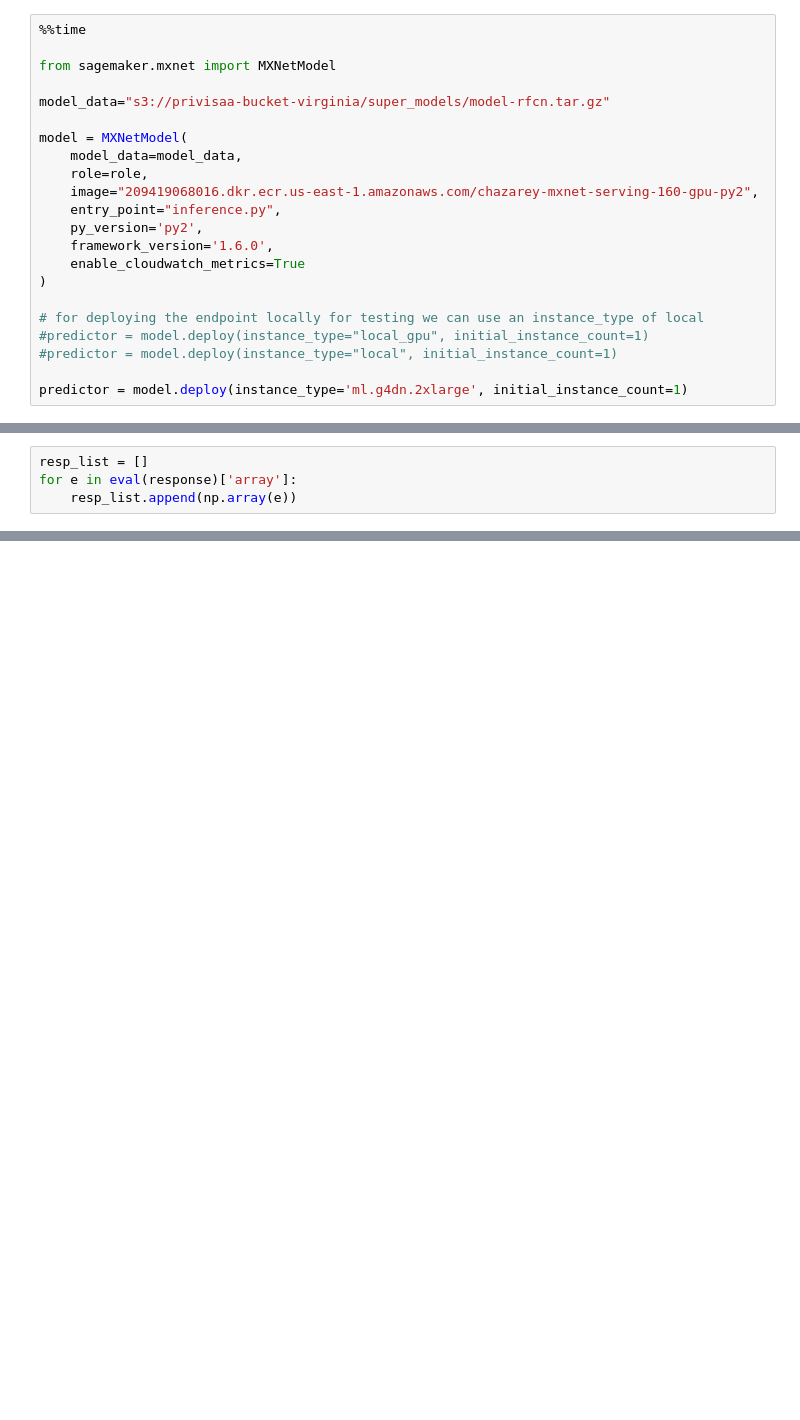
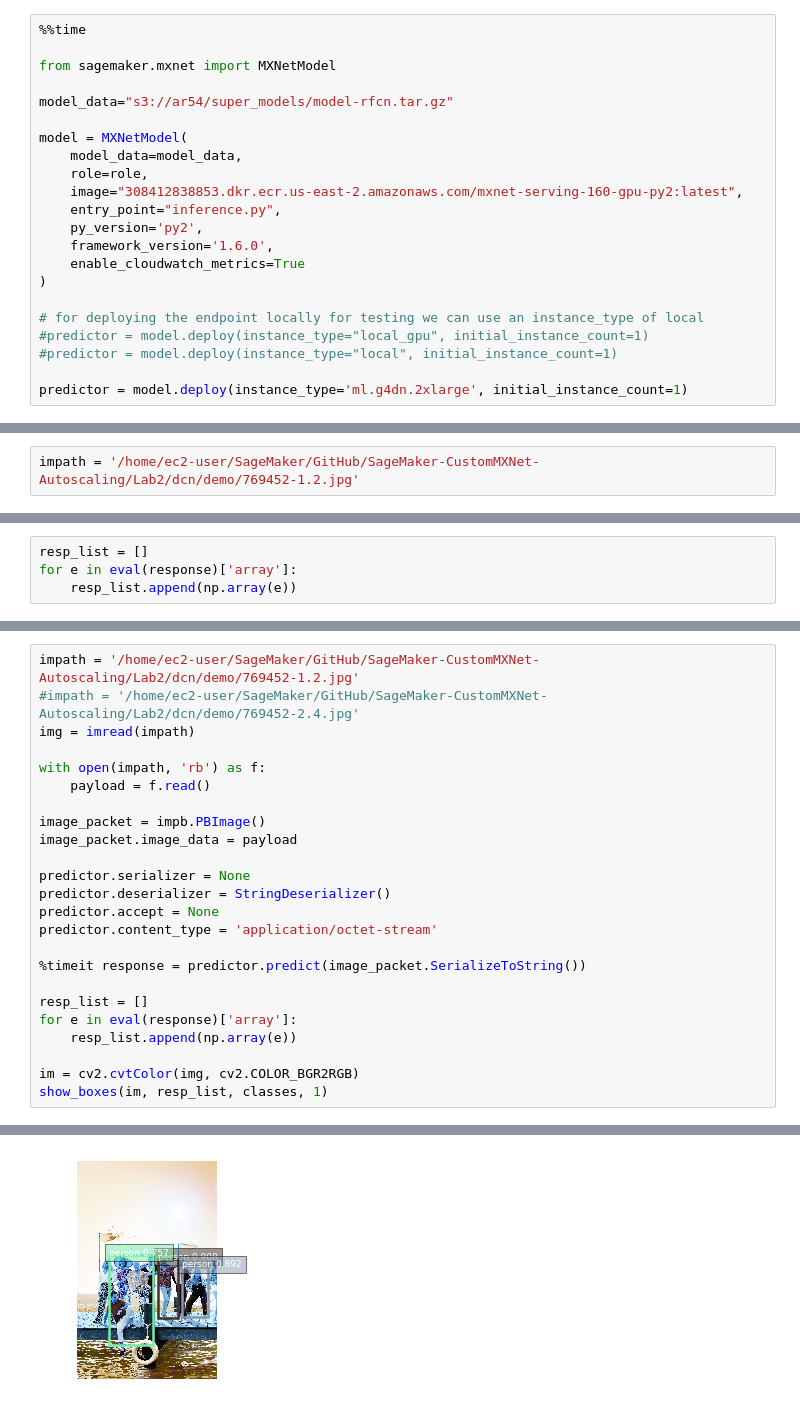
Before and after one commit to C24IO/SageMaker-CustomMXNet-Autoscaling, a Jupyter notebook: Lab2/sm_inference_py2_dcn.ipynb, the cells around one changed output, grey strips where cells are left out. Cells and saved outputs as stored; diff of their text form; blank space fills up the shorter version.

```diff
--- a/Lab2/sm_inference_py2_dcn.ipynb
+++ b/Lab2/sm_inference_py2_dcn.ipynb
@@ -91,12 +154,12 @@ Now that we have built our container, we can deploy our endpoint. This process u
 
 from sagemaker.mxnet import MXNetModel
 
-model_data="s3://privisaa-bucket-virginia/super_models/model-rfcn.tar.gz"
+model_data="s3://ar54/super_models/model-rfcn.tar.gz"
 
 model = MXNetModel(
     model_data=model_data,
     role=role,
-    image="209419068016.dkr.ecr.us-east-1.amazonaws.com/chazarey-mxnet-serving-160-gpu-py2",
+    image="308412838853.dkr.ecr.us-east-2.amazonaws.com/mxnet-serving-160-gpu-py2:latest",
     entry_point="inference.py",
     py_version='py2',
     framework_version='1.6.0',
@@ -126,3 +200,5 @@ Right now it takes approximately 60ms end to end
+# %%
+impath = '/home/ec2-user/SageMaker/GitHub/SageMaker-CustomMXNet-Autoscaling/Lab2/dcn/demo/769452-1.2.jpg'
 # %%
 %%time
 
@@ -157,0 +255,25 @@ show_boxes(im, resp_list, classes, 1)
+# %%
+impath = '/home/ec2-user/SageMaker/GitHub/SageMaker-CustomMXNet-Autoscaling/Lab2/dcn/demo/769452-1.2.jpg'
+#impath = '/home/ec2-user/SageMaker/GitHub/SageMaker-CustomMXNet-Autoscaling/Lab2/dcn/demo/769452-2.4.jpg'
+img = imread(impath)
+
+with open(impath, 'rb') as f:
+    payload = f.read()
+
+image_packet = impb.PBImage()
+image_packet.image_data = payload
+
+predictor.serializer = None
+predictor.deserializer = StringDeserializer()
+predictor.accept = None
+predictor.content_type = 'application/octet-stream'
+
+%timeit response = predictor.predict(image_packet.SerializeToString())
+
+resp_list = []
+for e in eval(response)['array']:
+    resp_list.append(np.array(e))
+
+im = cv2.cvtColor(img, cv2.COLOR_BGR2RGB)
+show_boxes(im, resp_list, classes, 1)
+# %% [output]
@@ -157,0 +281 @@ show_boxes(im, resp_list, classes, 1)
+[figure, added]
```
Also changed, not shown: parts of 17 cells of this notebook.
